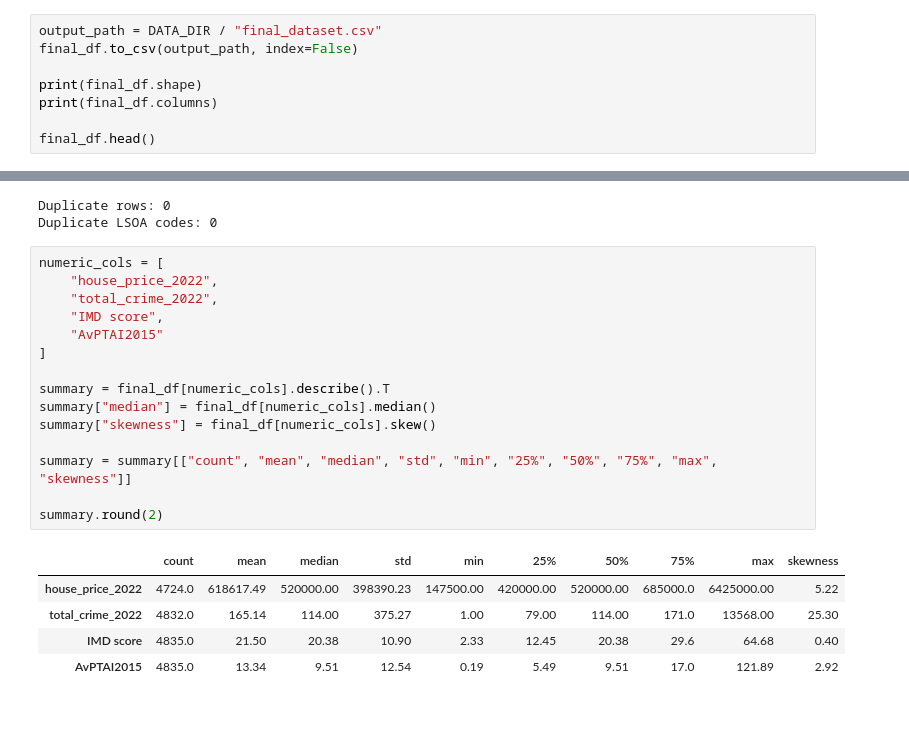
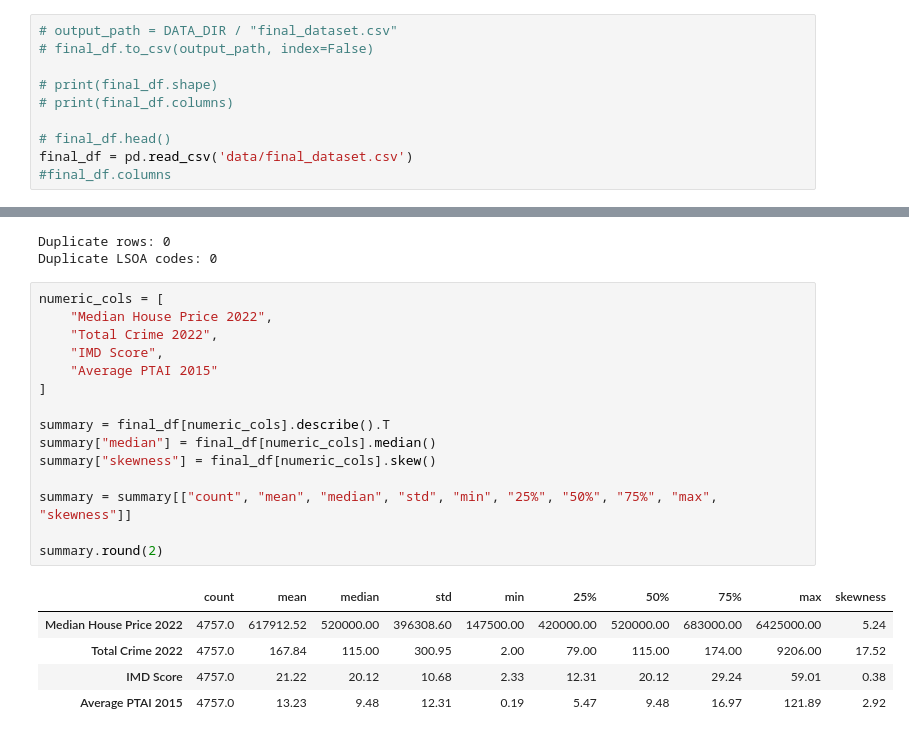
Before and after one commit to RaquelCG1/London-House-Prices-Crime-IMD-transport, a Jupyter notebook: main.ipynb, the cells around one changed output, grey strips where cells are left out. Drawn from its saved outputs; the diff is of its cells as text.

```diff
--- a/main.ipynb
+++ b/main.ipynb
@@ -231,11 +231,13 @@ final_df = house_crime.merge(
     validate="one_to_one"
 )
 # %%
-output_path = DATA_DIR / "final_dataset.csv"
-final_df.to_csv(output_path, index=False)
+# output_path = DATA_DIR / "final_dataset.csv"
+# final_df.to_csv(output_path, index=False)
 
-print(final_df.shape)
-print(final_df.columns)
+# print(final_df.shape)
+# print(final_df.columns)
 
-final_df.head()
+# final_df.head()
+final_df = pd.read_csv('data/final_dataset.csv')
+#final_df.columns
 # %% [output]
@@ -317,22 +294,22 @@ Duplicate rows: 0
 Duplicate LSOA codes: 0
 # %%
 numeric_cols = [
-    "house_price_2022",
-    "total_crime_2022",
-    "IMD score",
-    "AvPTAI2015"
+    "Median House Price 2022",
+    "Total Crime 2022",
+    "IMD Score",
+    "Average PTAI 2015"
 ]
 
 summary = final_df[numeric_cols].describe().T
 summary["median"] = final_df[numeric_cols].median()
 summary["skewness"] = final_df[numeric_cols].skew()
 
 summary = summary[["count", "mean", "median", "std", "min", "25%", "50%", "75%", "max", "skewness"]]
 
 summary.round(2)
 # %% [output]
 |  | count | mean | median | std | min | 25% | 50% | 75% | max | skewness |
-| house_price_2022 | 4724.0 | 618617.49 | 520000.00 | 398390.23 | 147500.00 | 420000.00 | 520000.00 | 685000.0 | 6425000.00 | 5.22 |
-| total_crime_2022 | 4832.0 | 165.14 | 114.00 | 375.27 | 1.00 | 79.00 | 114.00 | 171.0 | 13568.00 | 25.30 |
-| IMD score | 4835.0 | 21.50 | 20.38 | 10.90 | 2.33 | 12.45 | 20.38 | 29.6 | 64.68 | 0.40 |
-| AvPTAI2015 | 4835.0 | 13.34 | 9.51 | 12.54 | 0.19 | 5.49 | 9.51 | 17.0 | 121.89 | 2.92 |
+| Median House Price 2022 | 4757.0 | 617912.52 | 520000.00 | 396308.60 | 147500.00 | 420000.00 | 520000.00 | 683000.00 | 6425000.00 | 5.24 |
+| Total Crime 2022 | 4757.0 | 167.84 | 115.00 | 300.95 | 2.00 | 79.00 | 115.00 | 174.00 | 9206.00 | 17.52 |
+| IMD Score | 4757.0 | 21.22 | 20.12 | 10.68 | 2.33 | 12.31 | 20.12 | 29.24 | 59.01 | 0.38 |
+| Average PTAI 2015 | 4757.0 | 13.23 | 9.48 | 12.31 | 0.19 | 5.47 | 9.48 | 16.97 | 121.89 | 2.92 |
```
Also changed, not shown: parts of 11 cells of this notebook, 5 other files.
